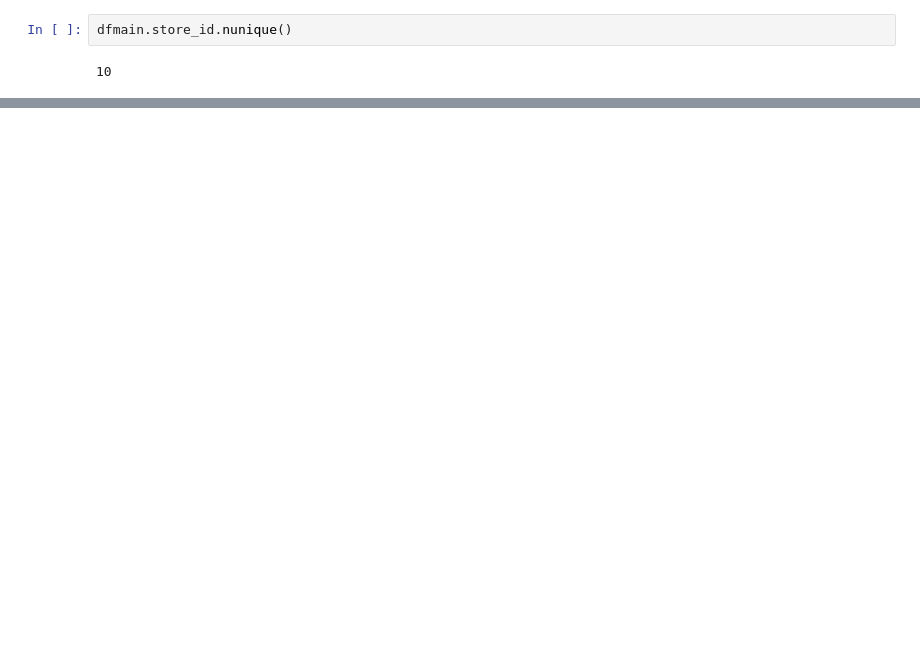
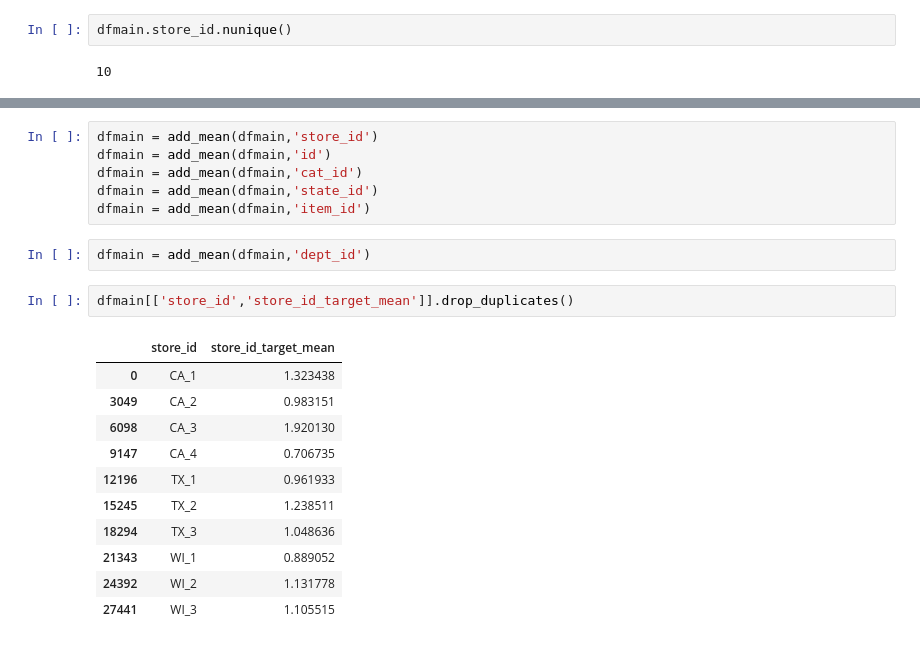
Before and after one commit to rfhussain/m5_kaggle, a Jupyter notebook: eda/21jun2020.ipynb, the cells around one changed output, grey strips where cells are left out. Saved outputs shown, nothing was run; the diff lists cells and outputs as text; blank space fills up the shorter version.

```diff
--- a/eda/21jun2020.ipynb
+++ b/eda/21jun2020.ipynb
@@ -423,0 +555,22 @@ df_calander[df_calander.month==1].head(15)
+# %%
+dfmain = add_mean(dfmain,'store_id')
+dfmain = add_mean(dfmain,'id')
+dfmain = add_mean(dfmain,'cat_id')
+dfmain = add_mean(dfmain,'state_id')
+dfmain = add_mean(dfmain,'item_id')
+# %%
+dfmain = add_mean(dfmain,'dept_id')
+# %%
+dfmain[['store_id','store_id_target_mean']].drop_duplicates()
+# %% [output]
+|  | store_id | store_id_target_mean |
+| 0 | CA_1 | 1.323438 |
+| 3049 | CA_2 | 0.983151 |
+| 6098 | CA_3 | 1.920130 |
+| 9147 | CA_4 | 0.706735 |
+| 12196 | TX_1 | 0.961933 |
+| 15245 | TX_2 | 1.238511 |
+| 18294 | TX_3 | 1.048636 |
+| 21343 | WI_1 | 0.889052 |
+| 24392 | WI_2 | 1.131778 |
+| 27441 | WI_3 | 1.105515 |
```
Also changed, not shown: parts of 53 cells of this notebook.
